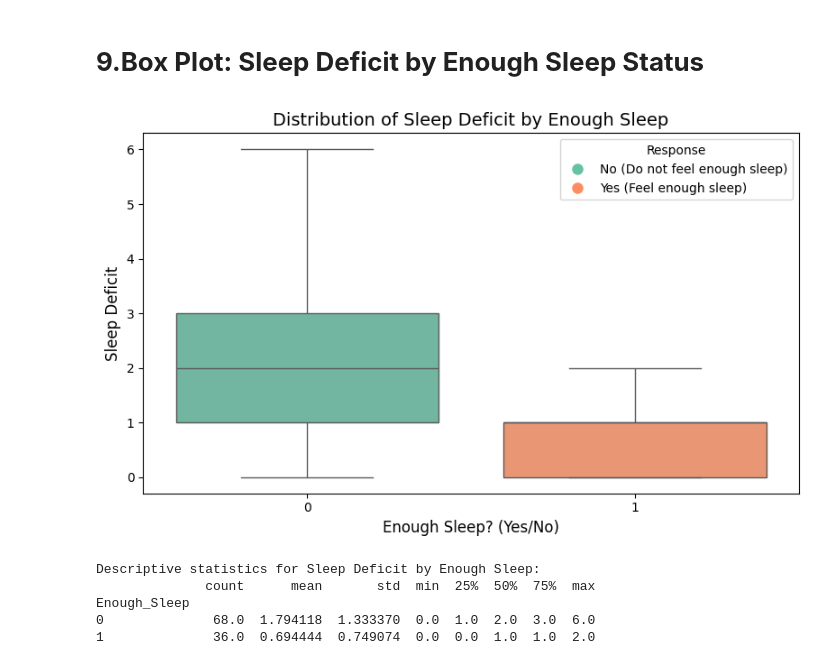
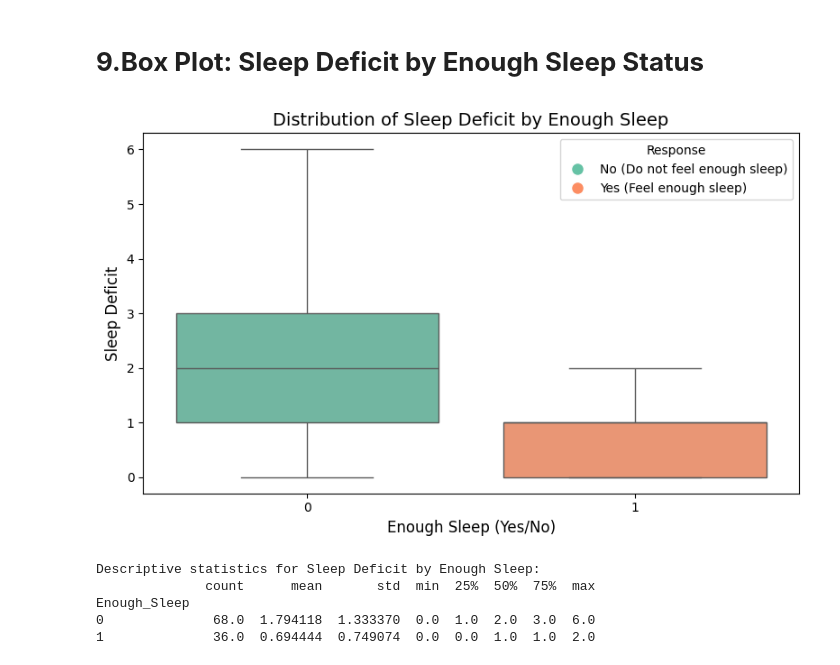
Before and after one commit to DANUSHMATHI2002/7PAM2000-0901-Applied_Data_Science, a Jupyter notebook: ASS1.ipynb, the cells around one changed output. Cells and saved outputs as stored; diff of their text form; code cells hidden in the pictures.

```diff
--- a/ASS1.ipynb
+++ b/ASS1.ipynb
@@ -182,34 +182,34 @@ plot_sleep_hours_vs_daytime_tiredness(df)
 # %%
 #  Plotting for Sleep Deficit by Enough Sleep Status
 def plot_boxplot_sleep_deficit():
 
     plt.figure(figsize=(8, 5))
     sns.boxplot(x='Enough_Sleep', y='Sleep_Deficit', data=df, palette='Set2', hue='Enough_Sleep', legend=False)
 
     # Adding title and axis labels
     plt.title('Distribution of Sleep Deficit by Enough Sleep', fontsize=14)
-    plt.xlabel('Enough Sleep? (Yes/No)', fontsize=12)
+    plt.xlabel('Enough Sleep (Yes/No)', fontsize=12)
     plt.ylabel('Sleep Deficit', fontsize=12)
 
     # Adding a custom legend
     handles = [
         plt.Line2D([0], [0], marker='o', color='w', label='No (Do not feel enough sleep)',
                    markerfacecolor='#66c2a5', markersize=10),
         plt.Line2D([0], [0], marker='o', color='w', label='Yes (Feel enough sleep)',
                    markerfacecolor='#fc8d62', markersize=10)
     ]
     plt.legend(handles=handles, title='Response', loc='upper right')
 
     plt.tight_layout()
     plt.show()
 
     # Displaying descriptive statistics for Sleep Deficit by Enough Sleep
     print("Descriptive statistics for Sleep Deficit by Enough Sleep:")
     print(df.groupby('Enough_Sleep')['Sleep_Deficit'].describe())
 
 plot_boxplot_sleep_deficit()
 # %% [output]
-[figure, old version]
+[figure, new version]
 Descriptive statistics for Sleep Deficit by Enough Sleep:
               count      mean       std  min  25%  50%  75%  max
 Enough_Sleep
```
